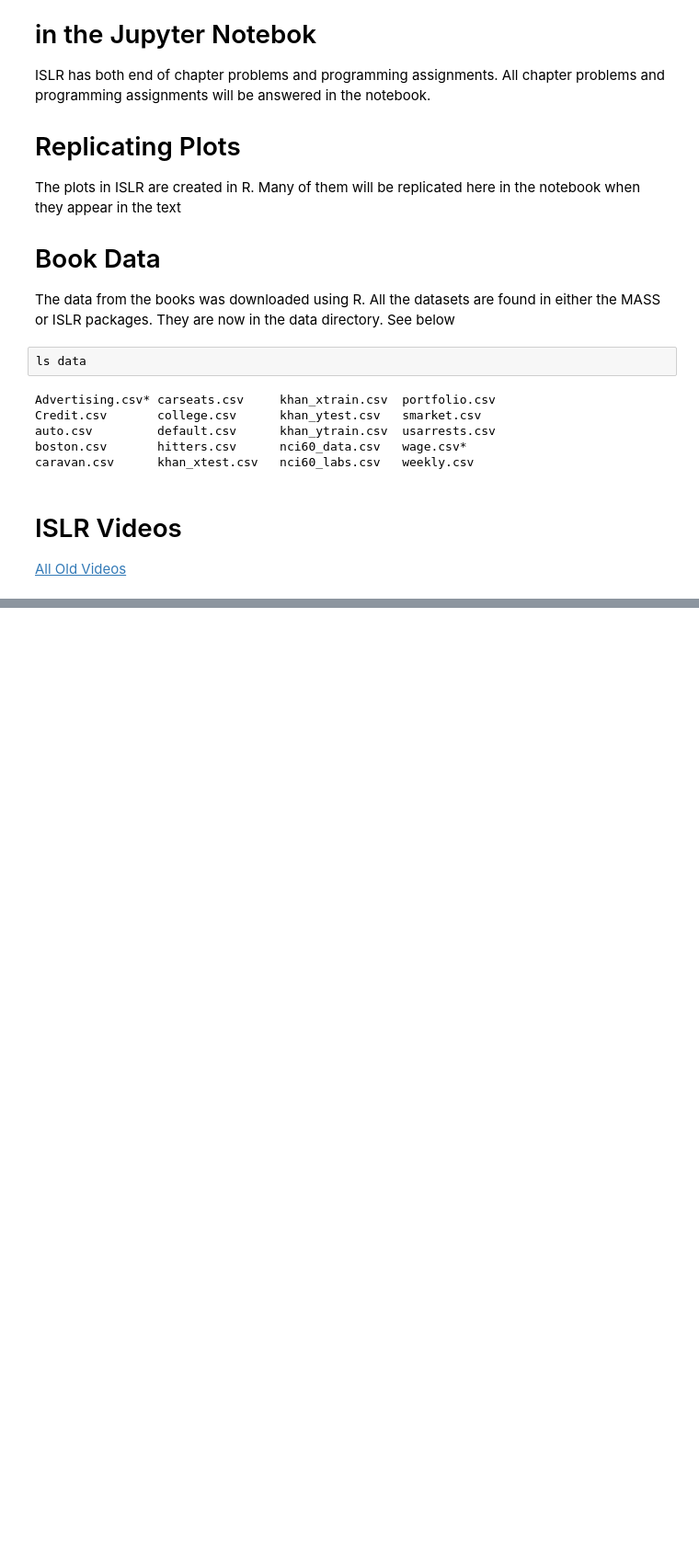
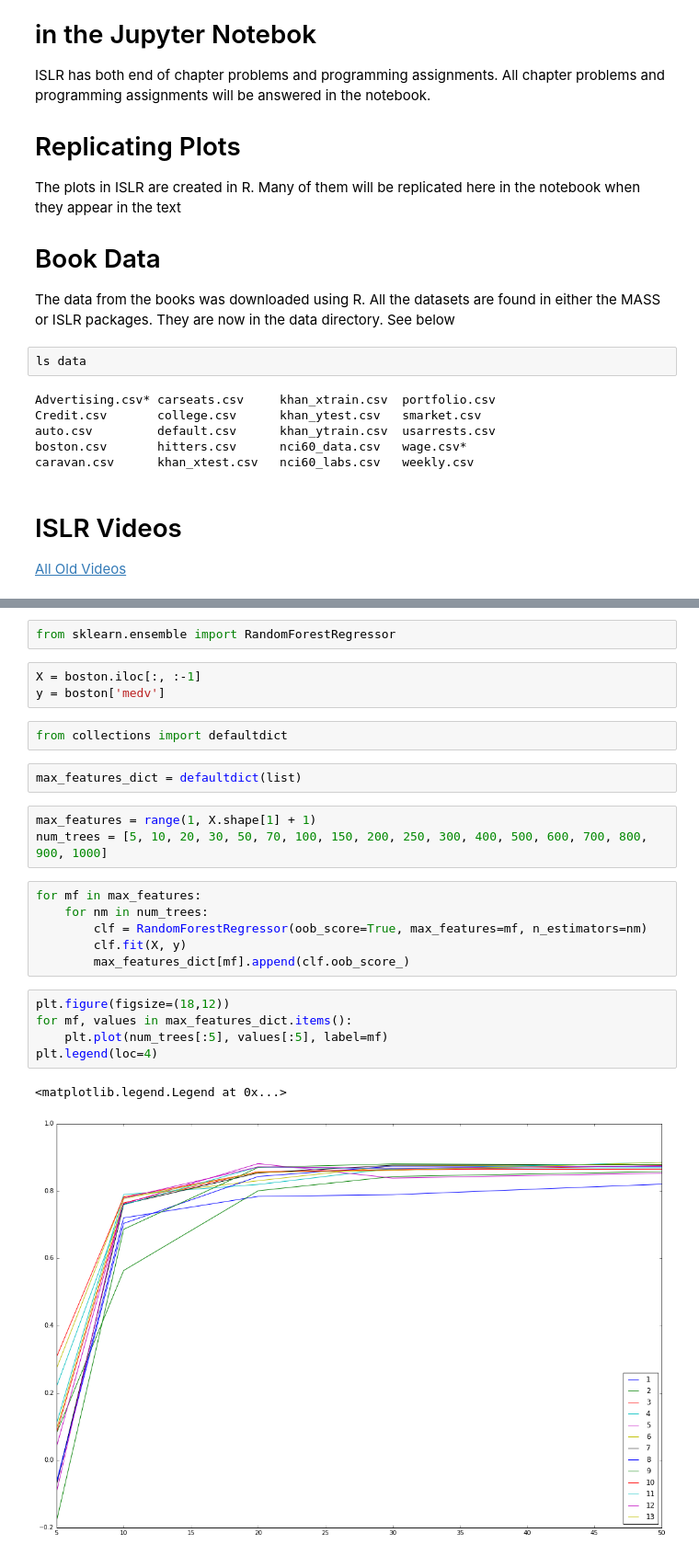
Before and after one commit to tdpetrou/Machine-Learning-Books-With-Python, a Jupyter notebook: Introduction to Statistical Learning/Chapter 8.ipynb, the cells around one changed output, grey strips where cells are left out. Shown: that part at 92% size. Cells and saved outputs as stored; diff of their text form; blank space fills up the shorter version.

```diff
--- a/Introduction to Statistical Learning/Chapter 8.ipynb
+++ b/Introduction to Statistical Learning/Chapter 8.ipynb
@@ -72,0 +228,26 @@ Predict at each node, the most commonly occurring class.
+# %%
+from sklearn.ensemble import RandomForestRegressor
+# %%
+X = boston.iloc[:, :-1]
+y = boston['medv']
+# %%
+from collections import defaultdict
+# %%
+max_features_dict = defaultdict(list)
+# %%
+max_features = range(1, X.shape[1] + 1)
+num_trees = [5, 10, 20, 30, 50, 70, 100, 150, 200, 250, 300, 400, 500, 600, 700, 800, 900, 1000]
+# %%
+for mf in max_features:
+    for nm in num_trees:
+        clf = RandomForestRegressor(oob_score=True, max_features=mf, n_estimators=nm)
+        clf.fit(X, y)
+        max_features_dict[mf].append(clf.oob_score_)
+# %%
+plt.figure(figsize=(18,12))
+for mf, values in max_features_dict.items():
+    plt.plot(num_trees[:5], values[:5], label=mf)
+plt.legend(loc=4)
+# %% [output]
+<matplotlib.legend.Legend at 0x...>
+[figure, added]
```
Also changed, not shown: parts of 40 cells of this notebook.
